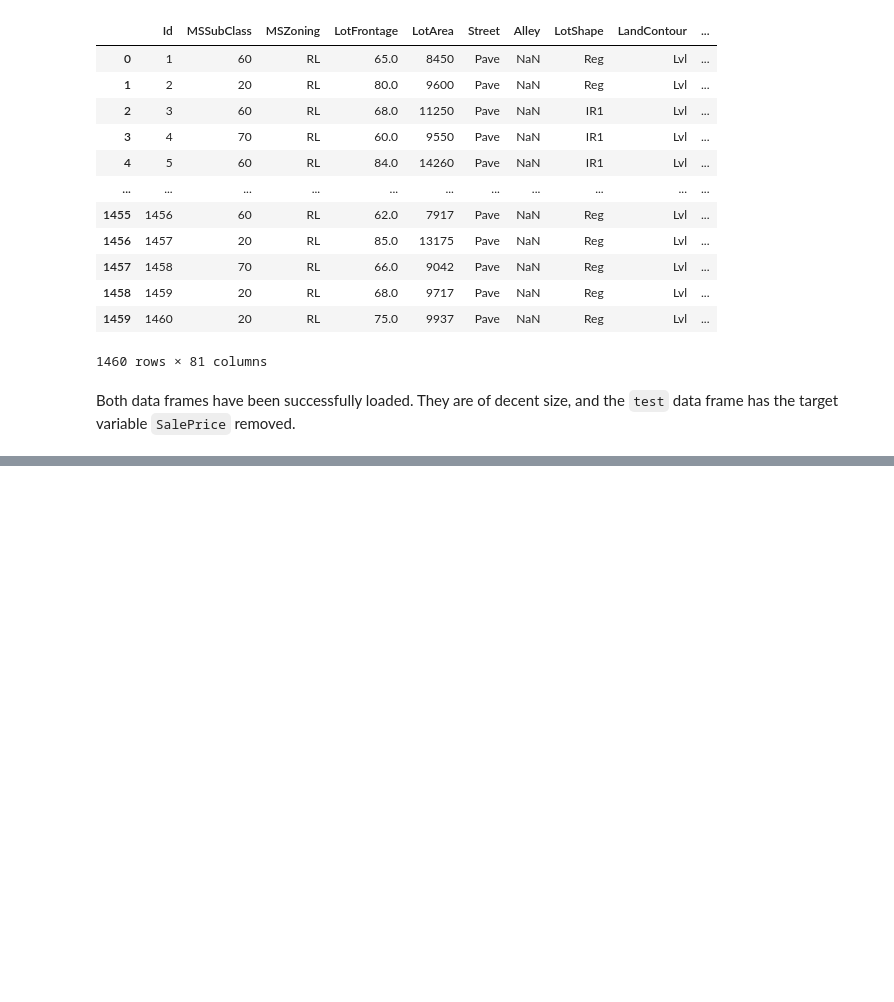
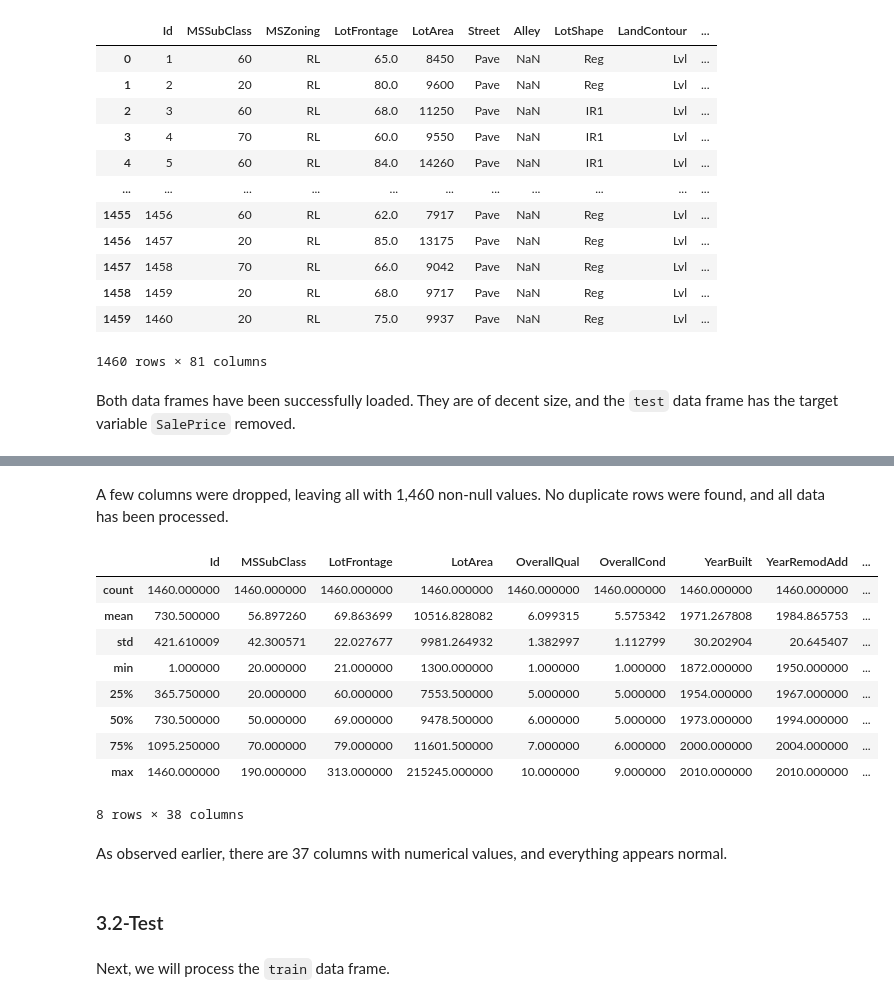
Before and after one commit to alexcoy06/Housing_Prices, a Jupyter notebook: ames_housing.ipynb, the cells around one changed output, grey strips where cells are left out. Saved outputs shown, nothing was run; the diff lists cells and outputs as text; code cells hidden in the pictures; blank space fills up the shorter version.

Commit message:
Data Cleaning Completed

```diff
--- a/ames_housing.ipynb
+++ b/ames_housing.ipynb
@@ -80,0 +85,20 @@ Both data frames have been successfully loaded. They are of decent size, and the
+# %%
+def clean_dataframe(df):
+    df = df.dropna(axis=1, thresh=len(df) * 0.5)
+    df = df.dropna(axis=0, thresh=len(df.columns) * 0.7)
+
+    for col in df.columns:
+        if df[col].dtype == 'object':
+            df[col] = df[col].fillna('Na')
+        elif df[col].dtype in ['int64', 'float64']:
+            mean_value = df[col].mean()
+            median_value = df[col].median()
+            fill_value = median_value if pd.notna(median_value) else mean_value
+
+            if df[col].dtype == 'int64':
+                df[col] = df[col].fillna(int(fill_value))
+            else:
+                df[col] = df[col].fillna(round(fill_value, 1))
+
+    df = df.drop_duplicates()
+    return df
@@ -80,0 +123,3 @@ Both data frames have been successfully loaded. They are of decent size, and the
+# %%
+train = clean_dataframe(train)
+train.info()
@@ -80,0 +144,21 @@ Both data frames have been successfully loaded. They are of decent size, and the
+# %% [markdown]
+A few columns were dropped, leaving all with 1,460 non-null values. No duplicate rows were found, and all data has been processed.
+# %%
+train.describe()
+# %% [output]
+|  | Id | MSSubClass | LotFrontage | LotArea | OverallQual | OverallCond | YearBuilt | YearRemodAdd | ... |
+| count | 1460.000000 | 1460.000000 | 1460.000000 | 1460.000000 | 1460.000000 | 1460.000000 | 1460.000000 | 1460.000000 | ... |
+| mean | 730.500000 | 56.897260 | 69.863699 | 10516.828082 | 6.099315 | 5.575342 | 1971.267808 | 1984.865753 | ... |
+| std | 421.610009 | 42.300571 | 22.027677 | 9981.264932 | 1.382997 | 1.112799 | 30.202904 | 20.645407 | ... |
+| min | 1.000000 | 20.000000 | 21.000000 | 1300.000000 | 1.000000 | 1.000000 | 1872.000000 | 1950.000000 | ... |
+| 25% | 365.750000 | 20.000000 | 60.000000 | 7553.500000 | 5.000000 | 5.000000 | 1954.000000 | 1967.000000 | ... |
+| 50% | 730.500000 | 50.000000 | 69.000000 | 9478.500000 | 6.000000 | 5.000000 | 1973.000000 | 1994.000000 | ... |
+| 75% | 1095.250000 | 70.000000 | 79.000000 | 11601.500000 | 7.000000 | 6.000000 | 2000.000000 | 2004.000000 | ... |
+| max | 1460.000000 | 190.000000 | 313.000000 | 215245.000000 | 10.000000 | 9.000000 | 2010.000000 | 2010.000000 | ... |
+8 rows × 38 columns
+# %% [markdown]
+As observed earlier, there are 37 columns with numerical values, and everything appears normal.
+# %% [markdown]
+### 3.2-Test
+# %% [markdown]
+Next, we will process the `train` data frame.
```
Also changed, not shown: parts of 12 cells of this notebook.
